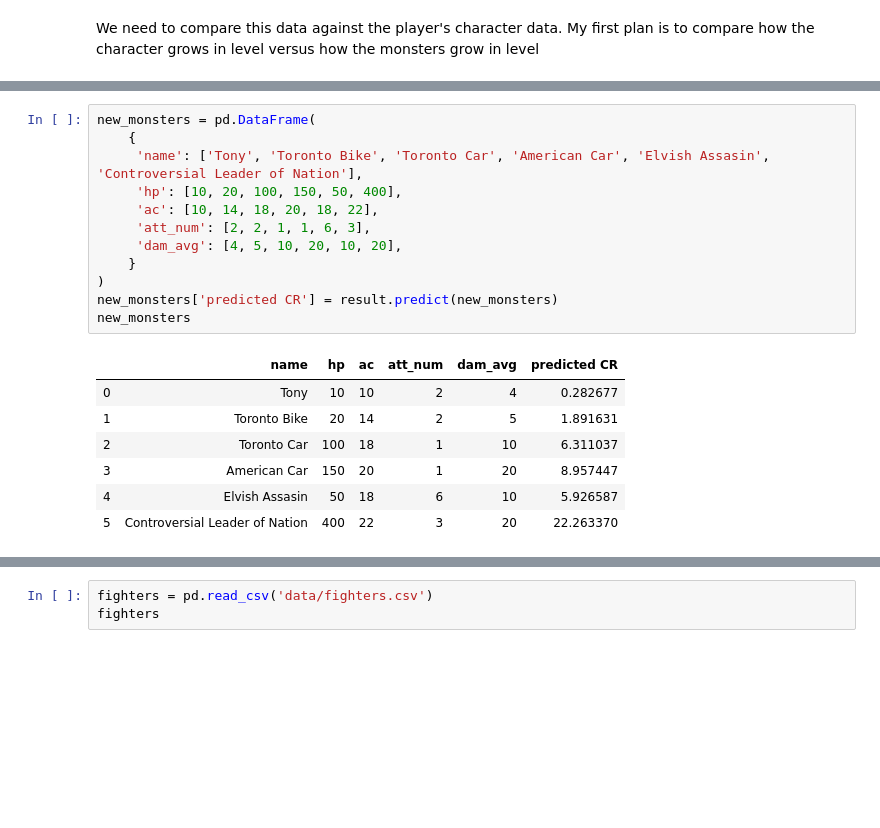
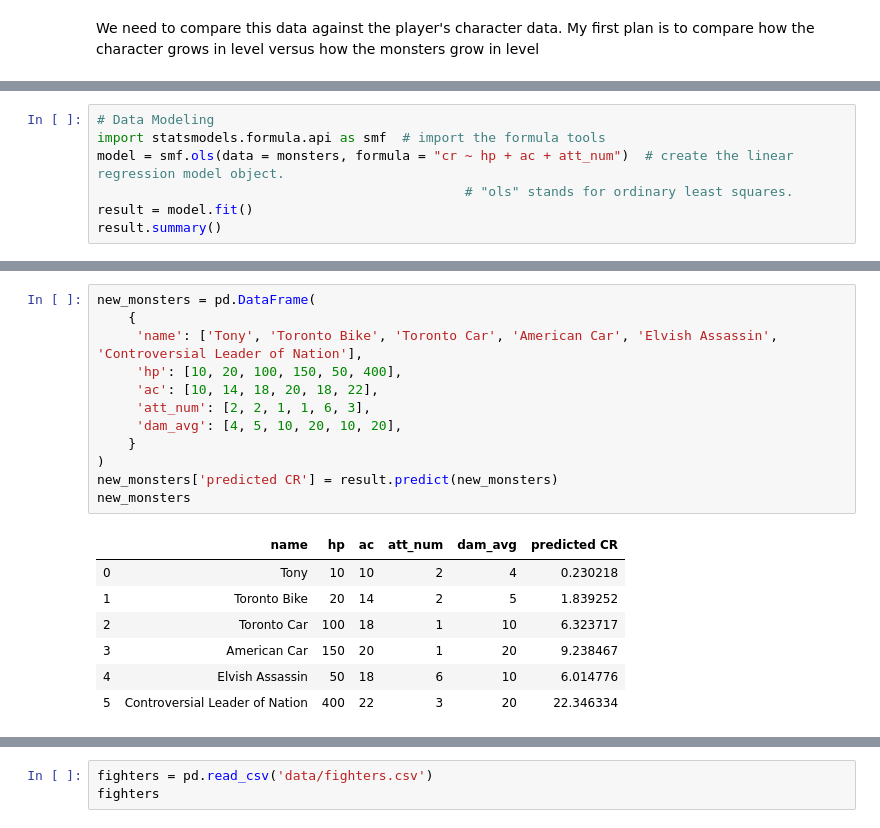
Before and after one commit to trant017/dndCombatAnalysis, a Jupyter notebook: FinalProject.ipynb, the cells around one changed output, grey strips where cells are left out. Saved outputs shown, nothing was run; the diff lists cells and outputs as text; blank space fills up the shorter version.

```diff
--- a/FinalProject.ipynb
+++ b/FinalProject.ipynb
@@ -101,3 +103,10 @@ OLS Regression Results
 | Kurtosis: | 14.109 | Cond. No. | 729. |
 Warnings:
 [1] Standard Errors assume that the covariance matrix of the errors is correctly specified.
+# %%
+# Data Modeling
+import statsmodels.formula.api as smf  # import the formula tools
+model = smf.ols(data = monsters, formula = "cr ~ hp + ac + att_num")  # create the linear regression model object.
+                                               # "ols" stands for ordinary least squares.
+result = model.fit()
+result.summary()
@@ -104,21 +135,21 @@ Warnings:
 # %%
 new_monsters = pd.DataFrame(
     {
-     'name': ['Tony', 'Toronto Bike', 'Toronto Car', 'American Car', 'Elvish Assasin', 'Controversial Leader of Nation'],
+     'name': ['Tony', 'Toronto Bike', 'Toronto Car', 'American Car', 'Elvish Assassin', 'Controversial Leader of Nation'],
      'hp': [10, 20, 100, 150, 50, 400],
      'ac': [10, 14, 18, 20, 18, 22],
      'att_num': [2, 2, 1, 1, 6, 3],
      'dam_avg': [4, 5, 10, 20, 10, 20],
     }
 )
 new_monsters['predicted CR'] = result.predict(new_monsters)
 new_monsters
 # %% [output]
 |  | name | hp | ac | att_num | dam_avg | predicted CR |
-| 0 | Tony | 10 | 10 | 2 | 4 | 0.282677 |
-| 1 | Toronto Bike | 20 | 14 | 2 | 5 | 1.891631 |
-| 2 | Toronto Car | 100 | 18 | 1 | 10 | 6.311037 |
-| 3 | American Car | 150 | 20 | 1 | 20 | 8.957447 |
-| 4 | Elvish Assasin | 50 | 18 | 6 | 10 | 5.926587 |
-| 5 | Controversial Leader of Nation | 400 | 22 | 3 | 20 | 22.263370 |
+| 0 | Tony | 10 | 10 | 2 | 4 | 0.230218 |
+| 1 | Toronto Bike | 20 | 14 | 2 | 5 | 1.839252 |
+| 2 | Toronto Car | 100 | 18 | 1 | 10 | 6.323717 |
+| 3 | American Car | 150 | 20 | 1 | 20 | 9.238467 |
+| 4 | Elvish Assassin | 50 | 18 | 6 | 10 | 6.014776 |
+| 5 | Controversial Leader of Nation | 400 | 22 | 3 | 20 | 22.346334 |
 # %%
```
Also changed, not shown: parts of 9 cells of this notebook, 3 other files.
